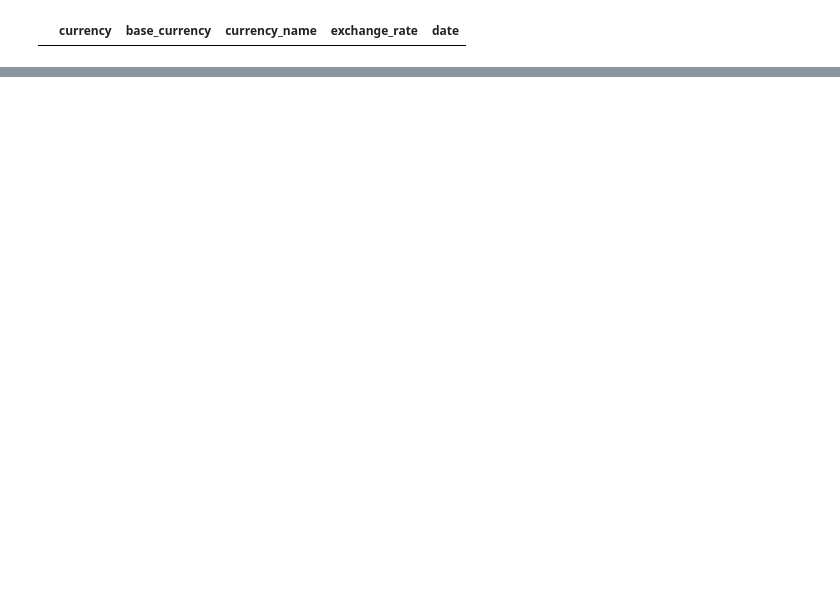
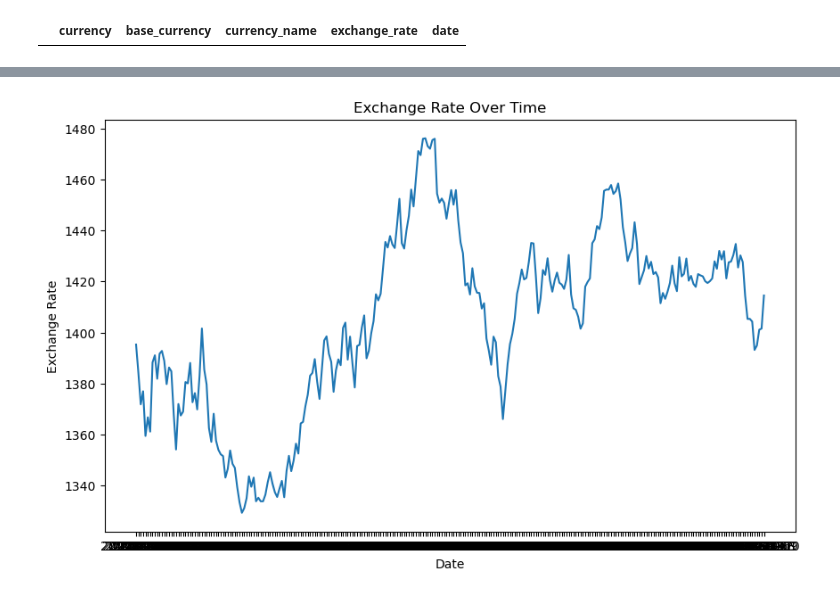
Before and after one commit to Yeomdongsu/YH-semi_final-forex-exchange-rate, a Jupyter notebook: forex_exchange_rate.ipynb, the cells around one changed output, grey strips where cells are left out. Drawn from its saved outputs; the diff is of its cells as text; code cells hidden in the pictures; blank space fills up the shorter version.

```diff
--- a/forex_exchange_rate.ipynb
+++ b/forex_exchange_rate.ipynb
@@ -203,0 +417,9 @@ df.loc[df["currency_name"].str.contains("ddsa", case=False)]
+# %%
+plt.figure(figsize=(10, 6))
+plt.plot(df2['date'], df2['exchange_rate'])
+plt.title('Exchange Rate Over Time')
+plt.xlabel('Date')
+plt.ylabel('Exchange Rate')
+plt.show()
+# %% [output]
+[figure, added]
```
Also changed, not shown: parts of 29 cells of this notebook, 1 other file.
